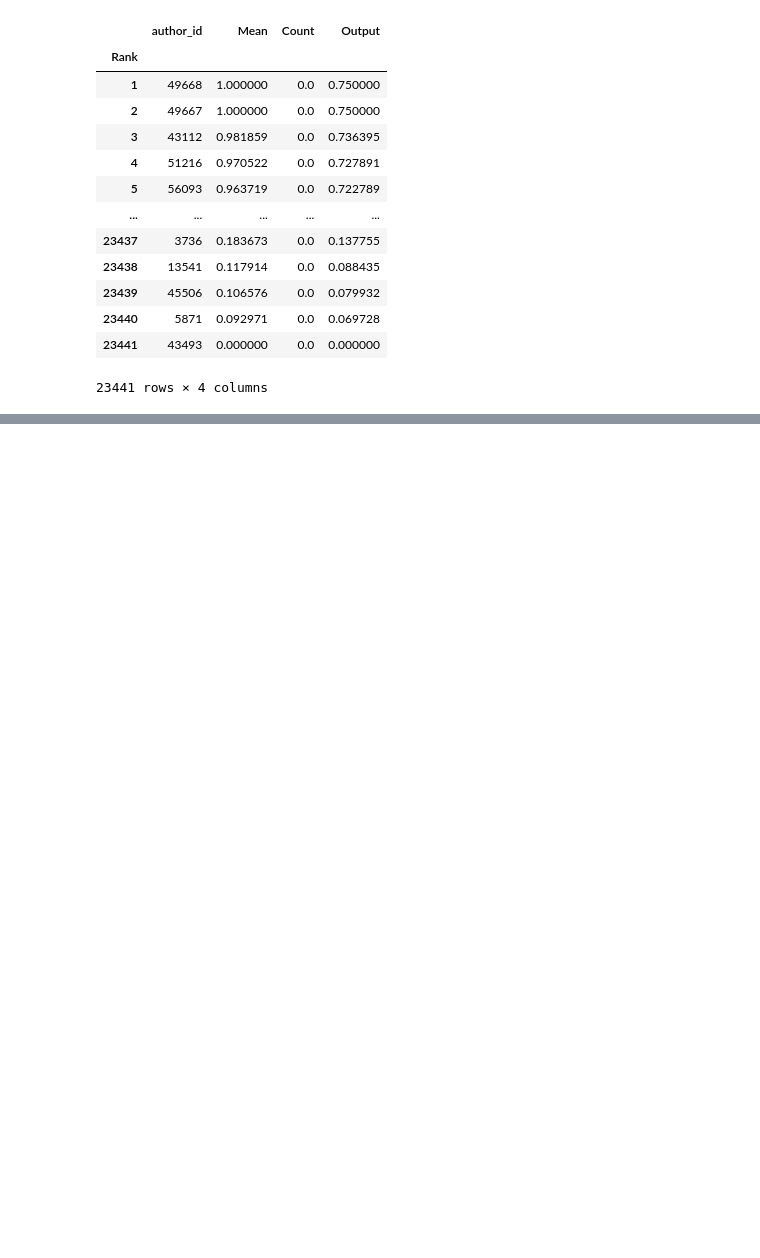
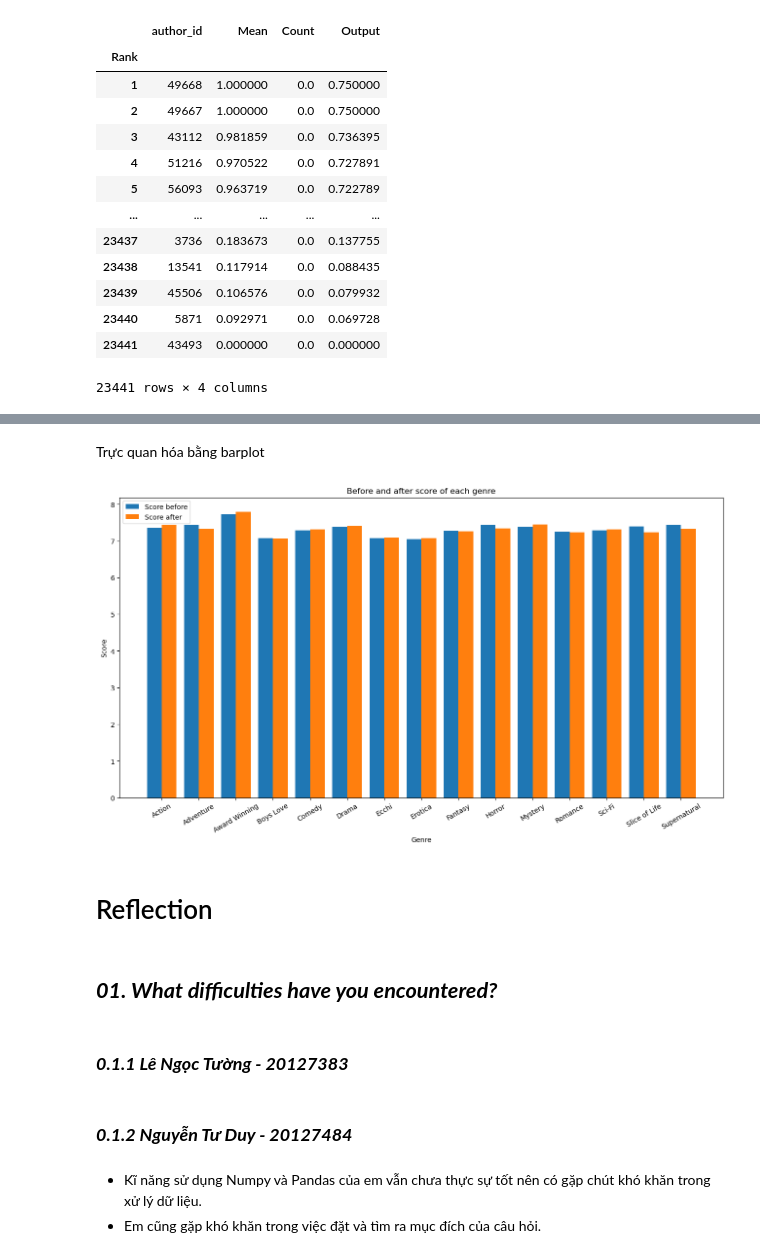
Before and after one commit to lengoctuong/Prj-Manga-Dataset_Programming4DS, a Jupyter notebook: 03_Asking-Questions-and-Analyzing.ipynb, the cells around one changed output, grey strips where cells are left out. Saved outputs shown, nothing was run; the diff lists cells and outputs as text; code cells hidden in the pictures; blank space fills up the shorter version.

Commit message:
[03.4.1]_q4_reflection_references

```diff
--- a/03_Asking-Questions-and-Analyzing.ipynb
+++ b/03_Asking-Questions-and-Analyzing.ipynb
@@ -486,0 +515,22 @@ q3_df
+# %%
+genres = str_arr_col_profiles_df.loc['Diff_vals']['genres']
+for genre in genres:
+    score_df = manga_df.loc[gnrs_df['genres'] == genre,
+                            ['score', 'scored_by', 'real_start_date', 'real_end_date', 'score_predict']]
+    score_df = score_df[(score_df['score_predict'] == False) &
+                        (score_df['scored_by'] >= thresh_scored_by) &
+                        (pd.isna(score_df['real_end_date']) == False)]
+    if len(score_df) < thresh_quantity:
+        continue
+    qualified_genres.append(genre)
+
+    medtime = score_df['real_end_date'].quantile(0.5)
+    before_score = score_df.loc[score_df['real_end_date'] <= medtime, 'score'].mean()
+    before_scores.append(before_score)
+    after_score = score_df.loc[score_df['real_end_date'] >= medtime, 'score'].mean()
+    after_scores.append(after_score)
+
+    if before_score > after_score:
+        former_interest_genres.append(genre)
+    else:
+        recent_interest_genres.append(genre)
@@ -486,0 +549,32 @@ q3_df
+# %% [markdown]
+Trực quan hóa bằng barplot
+# %%
+x = qualified_genres
+y1 = before_scores
+y2 = after_scores
+x_axis = np.arange(len(x))
+
+plt.figure(figsize=(16, 8))
+
+plt.bar(x_axis - 0.2, y1, 0.4, label='Score before')
+plt.bar(x_axis + 0.2, y2, 0.4, label='Score after')
+
+plt.title('Before and after score of each genre')
+plt.xlabel('Genre')
+plt.ylabel('Score')
+
+plt.xticks(x_axis, x, rotation=30)
+plt.legend(loc=2);
+# %% [output]
+[figure, added]
+# %% [markdown]
+# Reflection
+# %% [markdown]
+## **_01. What difficulties have you encountered?_**
+# %% [markdown]
+### **_0.1.1 Lê Ngọc Tường - 20127383_**
+# %% [markdown]
+### **_0.1.2 Nguyễn Tư Duy - 20127484_**
+# %% [markdown]
+- Kĩ năng sử dụng Numpy và Pandas của em vẫn chưa thực sự tốt nên có gặp chút khó khăn trong xử lý dữ liệu.
+- Em cũng gặp khó khăn trong việc đặt và tìm ra mục đích của câu hỏi.
```
Also changed, not shown: parts of 14 cells of this notebook.
